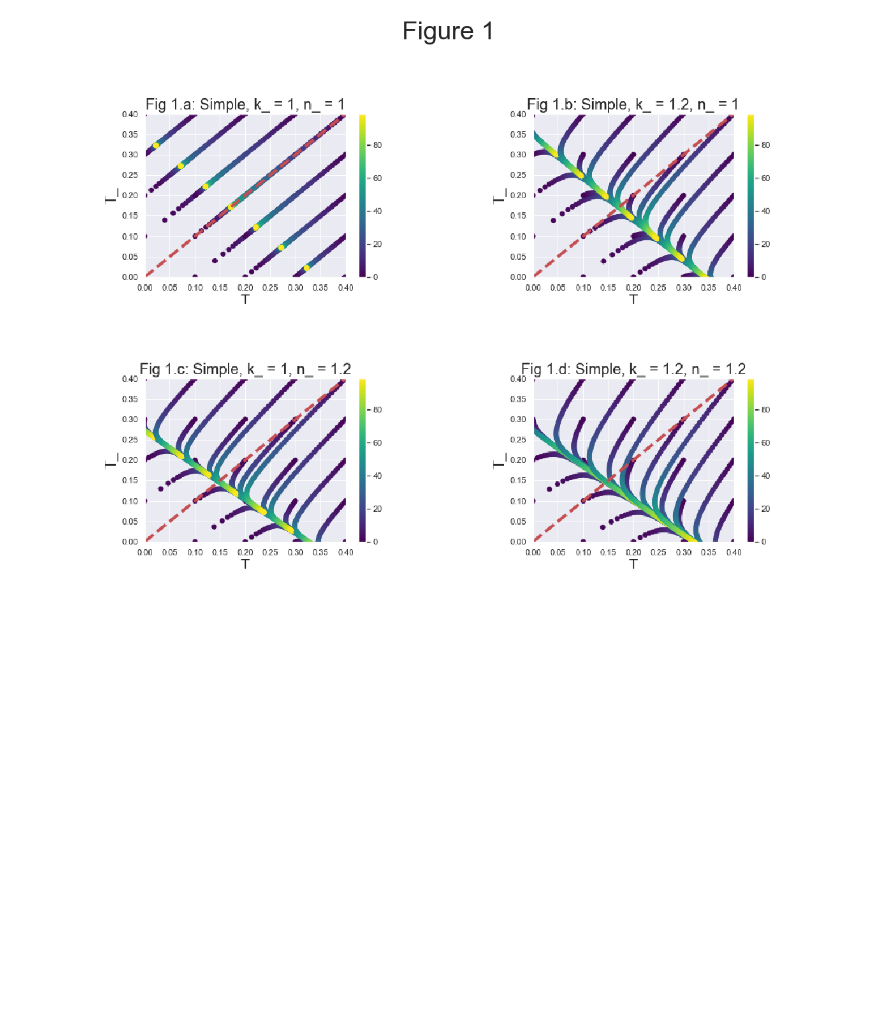
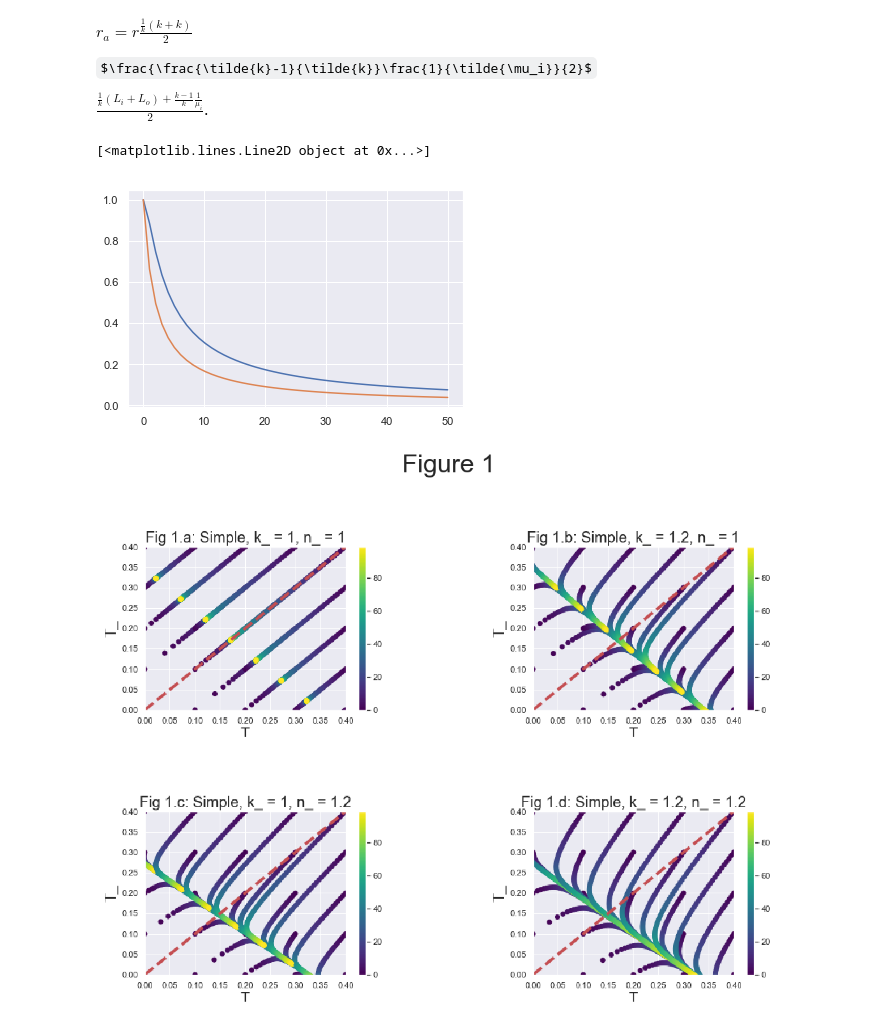
Before and after one commit to LR-GUI/My-Projects, a Jupyter notebook: Ecology/Ecology-Fromhage_Jennions_2016.ipynb, the cells around one changed output. Drawn from its saved outputs; the diff is of its cells as text; code cells hidden in the pictures; some formulas as TeX source; blank space fills up the shorter version.

```diff
--- a/Ecology/Ecology-Fromhage_Jennions_2016.ipynb
+++ b/Ecology/Ecology-Fromhage_Jennions_2016.ipynb
@@ -119,3 +248,18 @@ There is now only one thing in our way to model the trait evolution; we don't kn
+# %% [markdown]
+$r_a = r\frac{\frac{1}{k}(k+k)}{2}$
+
+$\frac{\frac{\tilde{k}-1}{\tilde{k}}\frac{1}{\tilde{\mu_i}}{2}$
+
+$\frac{\frac{1}{k}(L_i+L_o)+\frac{k-1}{k}\frac{1}{\mu_i}}{2}$.
+# %%
+xx = np.linspace(0,50)
+yy = (4+4*xx)/(4+4*xx+xx**2)
+zz = 2/(2+xx)
+plt.plot(xx,yy)
+plt.plot(xx,zz)
+# %% [output]
+[<matplotlib.lines.Line2D object at 0x...>]
+[figure, added]
 # %%
 # Figure 1
 
```
Also changed, not shown: parts of 3 cells of this notebook.
